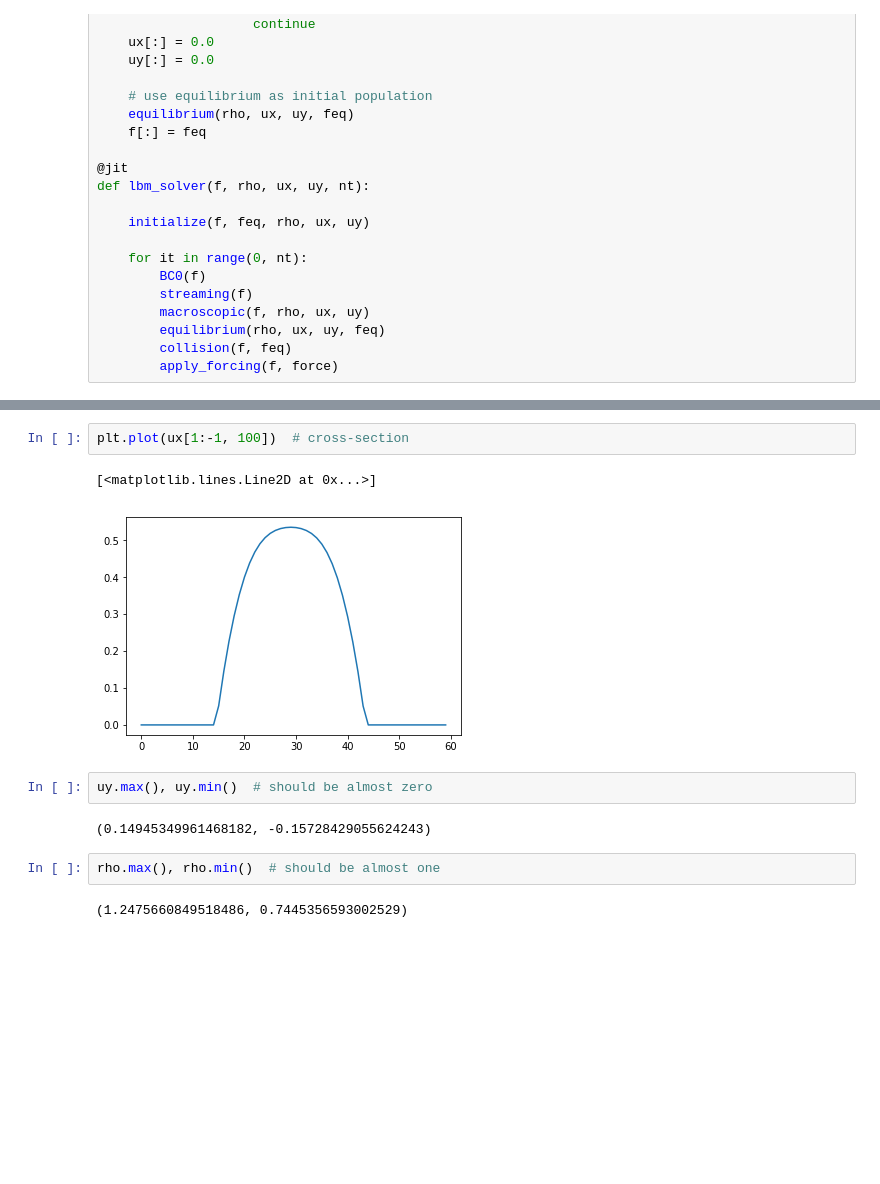
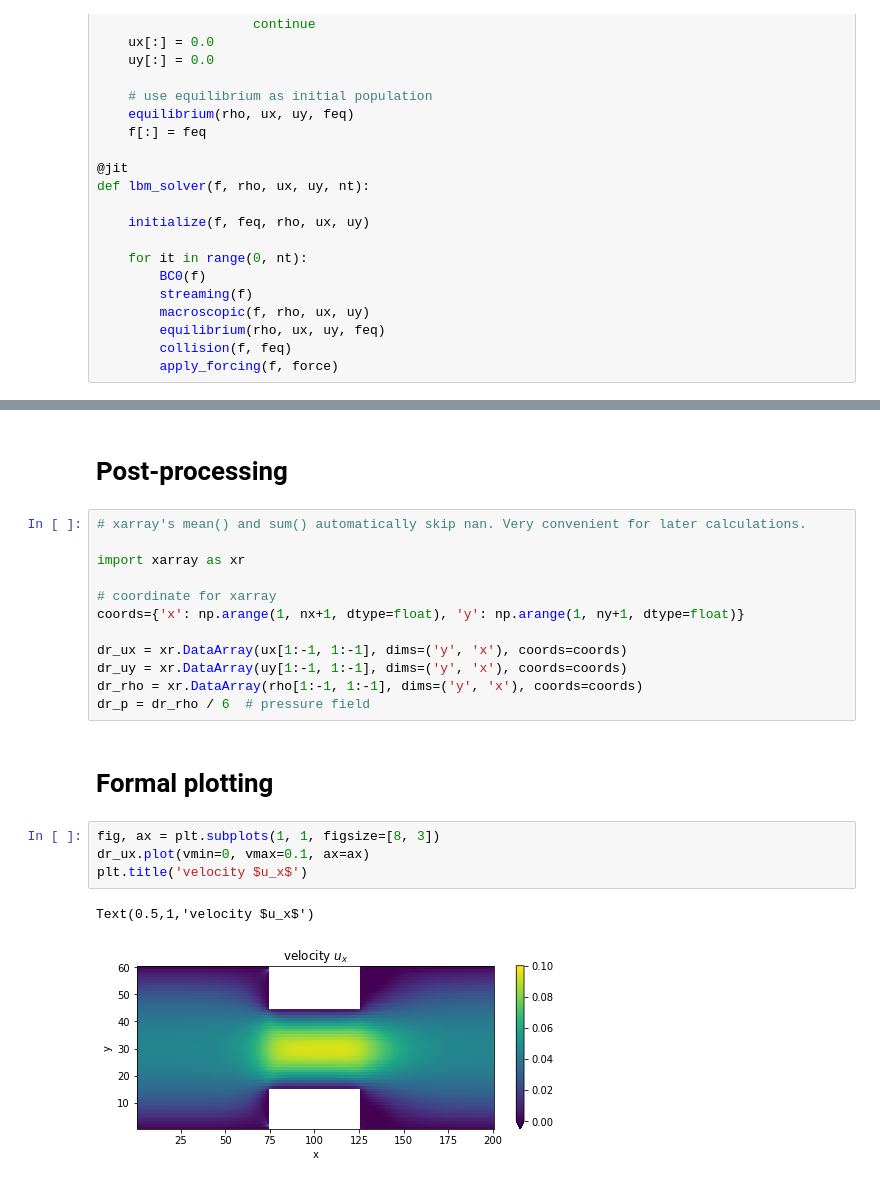
Before and after one commit to iacs-ac290r-2019-2/homework, a Jupyter notebook: HW2/JiaweiZhuang/LBM_2D_constricted_channel_1.ipynb, the cells around one changed output, grey strips where cells are left out. Saved outputs shown, nothing was run; the diff lists cells and outputs as text; blank space fills up the shorter version.

```diff
--- a/HW2/JiaweiZhuang/LBM_2D_constricted_channel_1.ipynb
+++ b/HW2/JiaweiZhuang/LBM_2D_constricted_channel_1.ipynb
@@ -321,13 +290,23 @@ plt.colorbar()
-# %%
-plt.plot(ux[1:-1, 100])  # cross-section
-# %% [output]
-[<matplotlib.lines.Line2D at 0x...>]
-[figure, removed]
-# %%
-uy.max(), uy.min()  # should be almost zero
-# %% [output]
-(0.14945349961468182, -0.15728429055624243)
-# %%
-rho.max(), rho.min()  # should be almost one
-# %% [output]
-(1.2475660849518486, 0.7445356593002529)
+# %% [markdown]
+# Post-processing
+# %%
+# xarray's mean() and sum() automatically skip nan. Very convenient for later calculations.
+
+import xarray as xr
+
+# coordinate for xarray
+coords={'x': np.arange(1, nx+1, dtype=float), 'y': np.arange(1, ny+1, dtype=float)}
+
+dr_ux = xr.DataArray(ux[1:-1, 1:-1], dims=('y', 'x'), coords=coords)
+dr_uy = xr.DataArray(uy[1:-1, 1:-1], dims=('y', 'x'), coords=coords)
+dr_rho = xr.DataArray(rho[1:-1, 1:-1], dims=('y', 'x'), coords=coords)
+dr_p = dr_rho / 6  # pressure field
+# %% [markdown]
+# Formal plotting
+# %%
+fig, ax = plt.subplots(1, 1, figsize=[8, 3])
+dr_ux.plot(vmin=0, vmax=0.1, ax=ax)
+plt.title('velocity $u_x$')
+# %% [output]
+Text(0.5,1,'velocity $u_x$')
+[figure, added]
```
Also changed, not shown: parts of 28 cells of this notebook.
